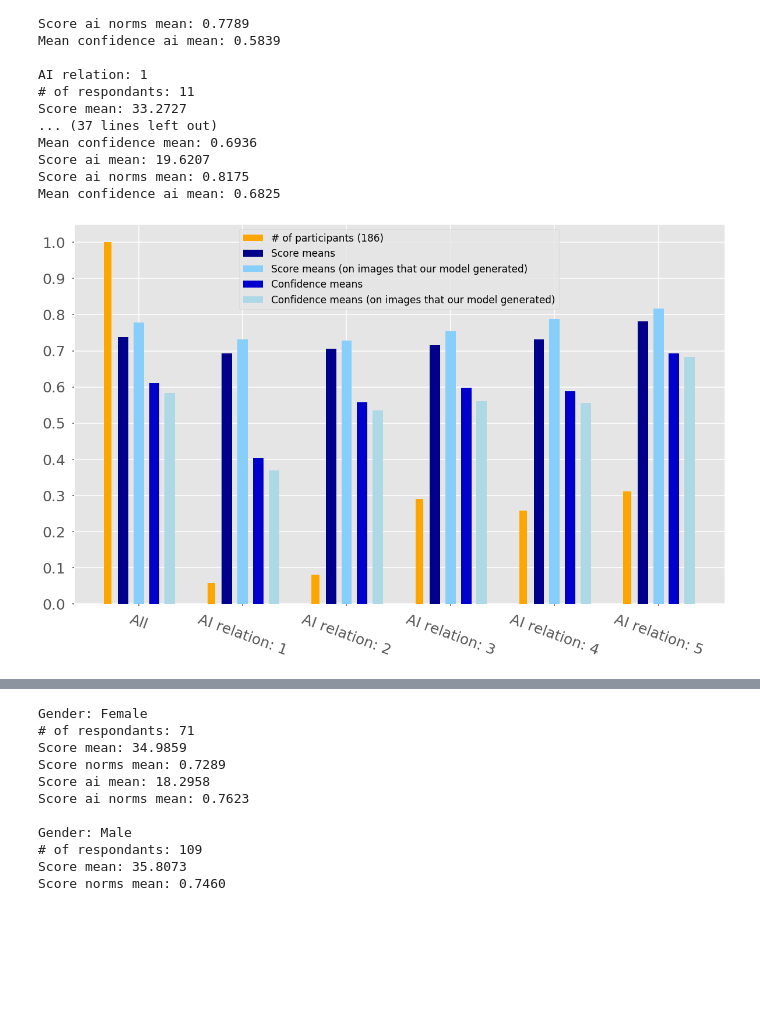
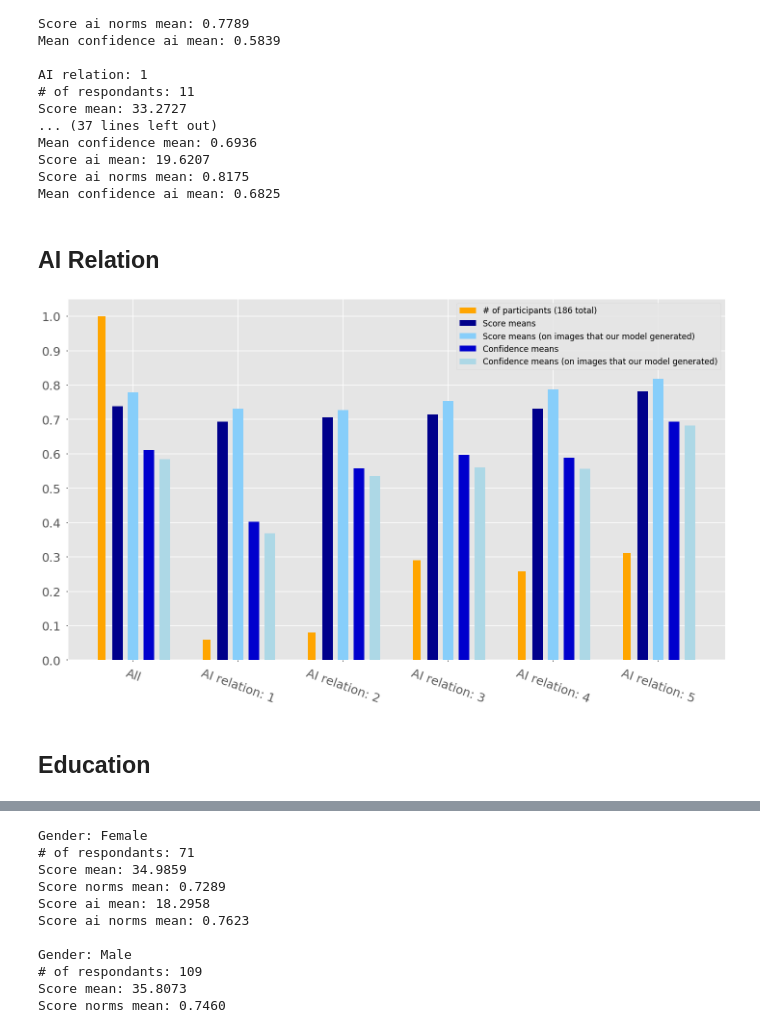
Before and after one commit to azmiozgen/text2painting, a Jupyter notebook: notebooks/survey_analysis.ipynb, the cells around one changed output, grey strips where cells are left out. Saved outputs shown, nothing was run; the diff lists cells and outputs as text; code cells hidden in the pictures; blank space fills up the shorter version.

```diff
--- a/notebooks/survey_analysis.ipynb
+++ b/notebooks/survey_analysis.ipynb
@@ -148,28 +148,33 @@ Mean confidence ai mean: 0.6825
 # for name, hex in matplotlib.colors.cnames.items():
 #     if 'blue' in name:
 #         print(name)
+# %% [markdown]
+## AI Relation
 # %%
 style.use('seaborn-poster')
 style.use('ggplot')
 
 labels = ['All', 'AI relation: 1', 'AI relation: 2', 'AI relation: 3', 'AI relation: 4', 'AI relation: 5']
 xticks = np.arange(1, 13, 2)
 
 plt.figure(figsize=(20, 12))
 
-plt.bar(xticks - 0.60, np.array(n_respondents) / n_respondents[0], color='orange', width=0.15, label='# of participants ({})'.format(N_RESPONDENTS))
+plt.bar(xticks - 0.60, np.array(n_respondents) / n_respondents[0], color='orange', width=0.15, label='# of participants ({} total)'.format(N_RESPONDENTS))
 plt.bar(xticks - 0.30, score_means, color='darkblue', width=0.20, label='Score means')
 plt.bar(xticks - 0.00, score_ai_means, color='lightskyblue', width=0.20, label='Score means (on images that our model generated)')
 plt.bar(xticks + 0.30, conf_means, color='mediumblue', width=0.20, label='Confidence means ')
 plt.bar(xticks + 0.60, conf_ai_means, color='lightblue', width=0.20, label='Confidence means (on images that our model generated)')
 
 plt.yticks(np.arange(0.0, 1.1, 0.1), fontsize=25)
 plt.xticks(xticks, labels, rotation=-20, fontsize=25)
 
 plt.legend(fontsize=17)
+plt.tight_layout()
 
 # plt.show()
 plt.savefig("survey_ai_relation_results.png")
 # %% [output]
-[figure, old version]
+[figure, new version]
+# %% [markdown]
+## Education
 # %%
```
Also changed, not shown: parts of 8 cells of this notebook, 4 other files.
